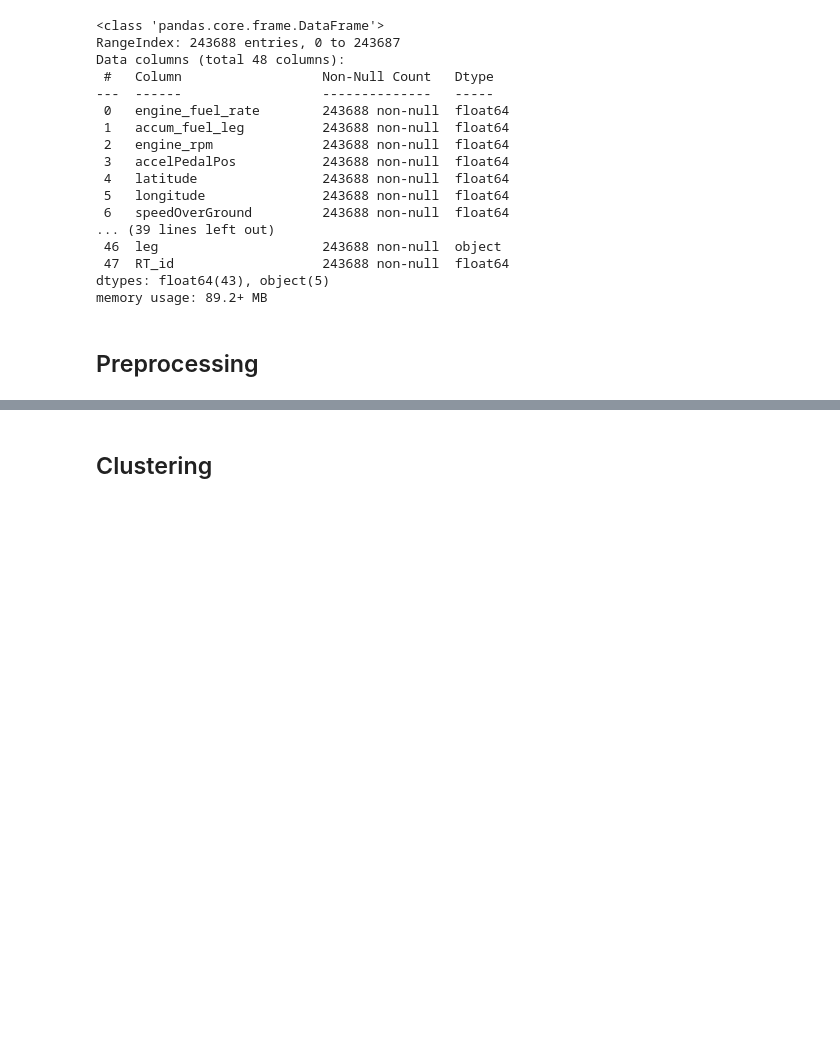
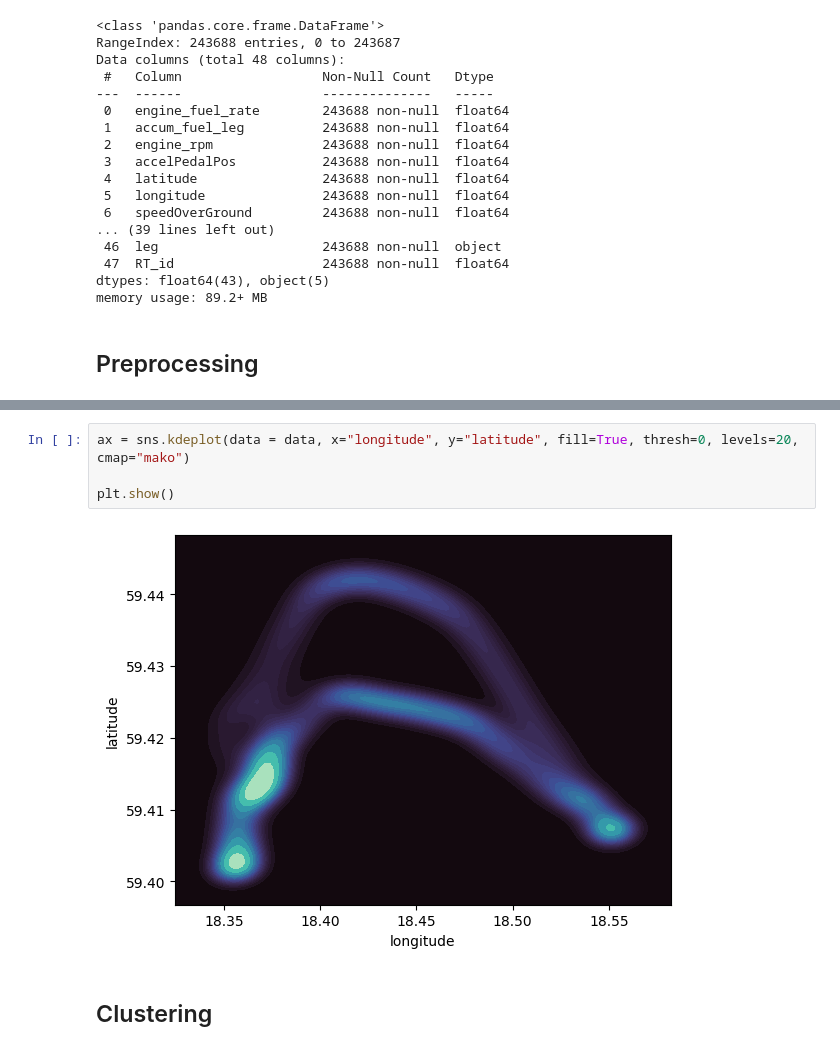
Before and after one commit to williamswe123/Datamining_Projekt, a Jupyter notebook: Economic_Path_Analysis.ipynb, the cells around one changed output, grey strips where cells are left out. Drawn from its saved outputs; the diff is of its cells as text; blank space fills up the shorter version.

```diff
--- a/Economic_Path_Analysis.ipynb
+++ b/Economic_Path_Analysis.ipynb
@@ -73,3 +104,9 @@ memory usage: 3.9 KB
+# %%
+ax = sns.kdeplot(data = data, x="longitude", y="latitude", fill=True, thresh=0, levels=20, cmap="mako")
+
+plt.show()
+# %% [output]
+[figure, added]
 # %% [markdown]
 ## Clustering
 # %%
```
Also changed, not shown: parts of 7 cells of this notebook.
